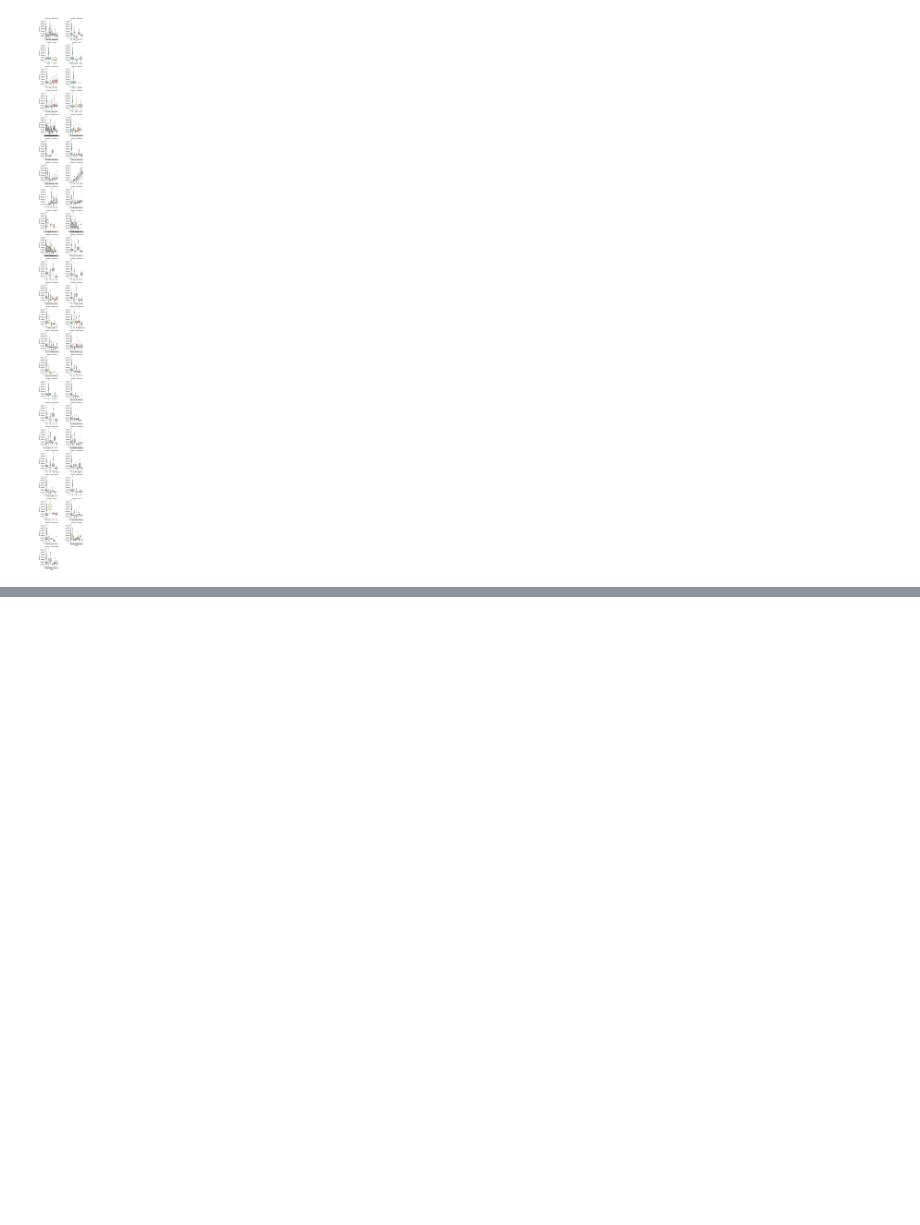
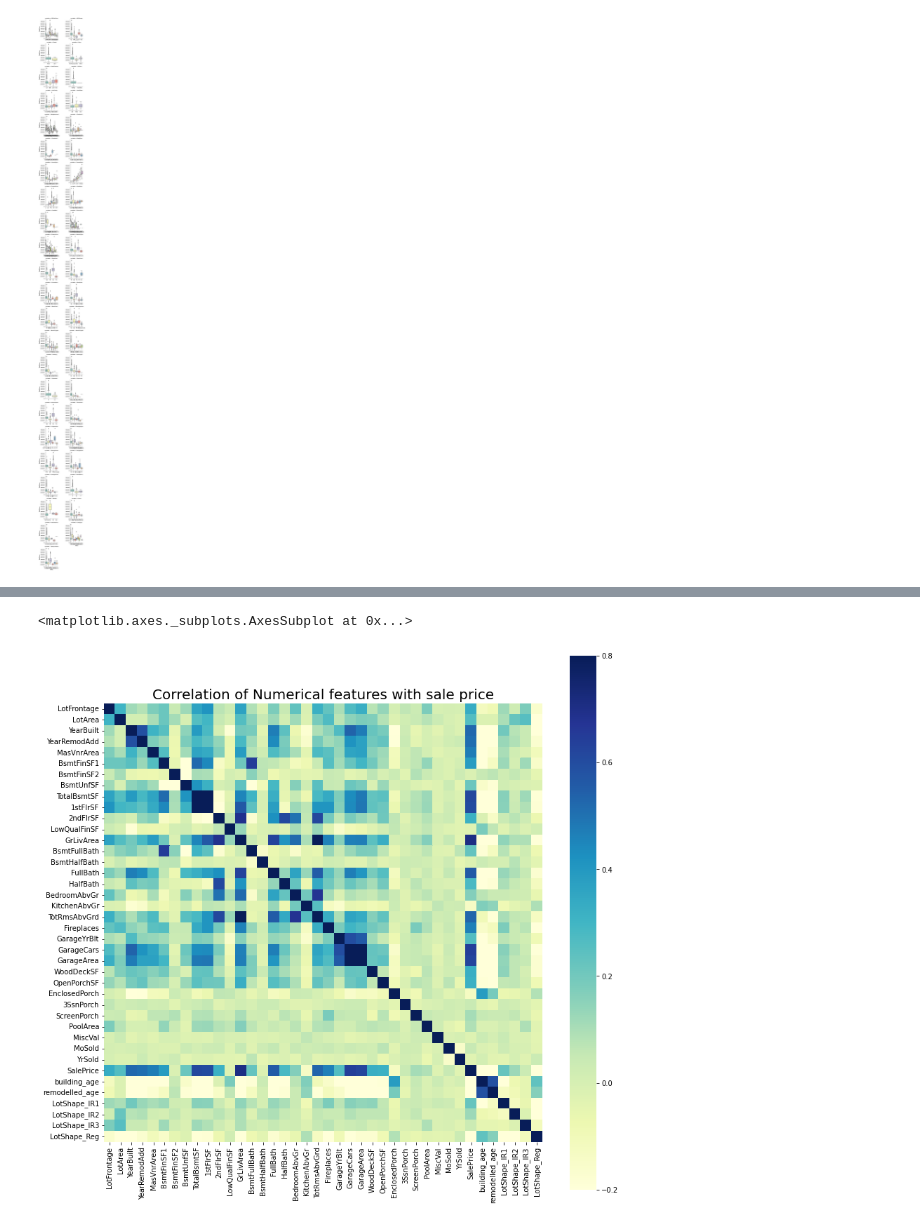
Before and after one commit to Chirag314/HousePrices, a Jupyter notebook: HousePrices.ipynb, the cells around one changed output, grey strips where cells are left out. Cells and saved outputs as stored; diff of their text form; code cells hidden in the pictures; blank space fills up the shorter version.

```diff
--- a/HousePrices.ipynb
+++ b/HousePrices.ipynb
@@ -450,0 +473,13 @@ TypeError: ignored
+# %%
+# Get correlation of numerical variables
+df_numerical_features=housepricesdata.select_dtypes(include=[np.number])
+correlation=df_numerical_features.corr()
+correlation["SalePrice"].sort_values(ascending=False)*100
+
+# Correlation map
+f, ax=plt.subplots(figsize=(14,14))
+plt.title("Correlation of Numerical features with sale price",y=1,size=20)
+sns.heatmap(correlation, square=True, vmin=-0.2,vmax=0.8,cmap='YlGnBu')
+# %% [output]
+<matplotlib.axes._subplots.AxesSubplot at 0x...>
+[figure, added]
```
Also changed, not shown: parts of 2 cells of this notebook.
